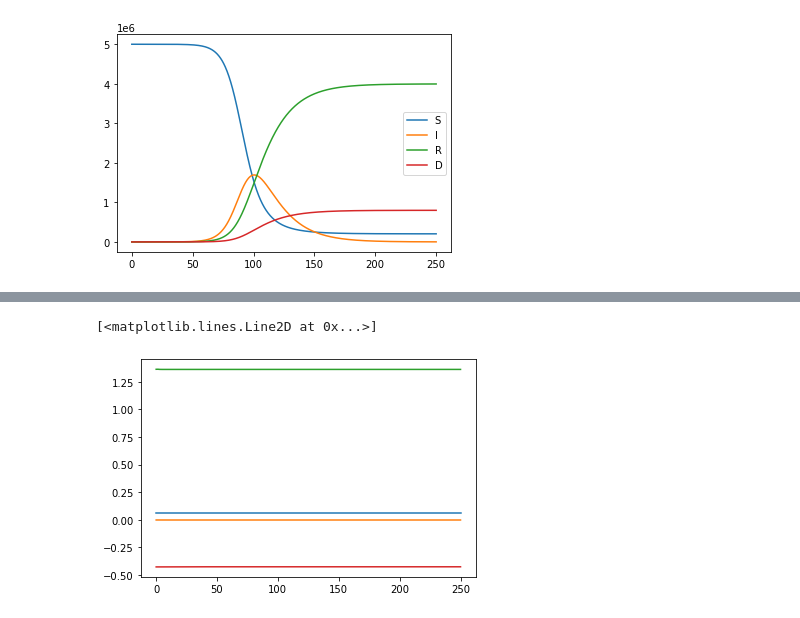
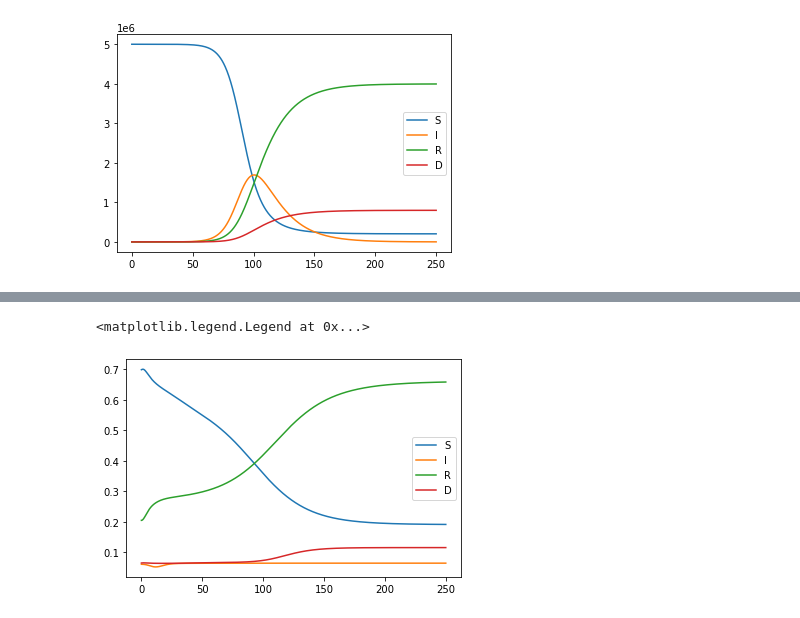
Before and after one commit to Jhammerh92/Deep_Learning_Project_PINN, a Jupyter notebook: DINN_implementation/SIR_pytorch.ipynb, the cells around one changed output, grey strips where cells are left out. Saved outputs shown, nothing was run; the diff lists cells and outputs as text; code cells hidden in the pictures.

```diff
--- a/DINN_implementation/SIR_pytorch.ipynb
+++ b/DINN_implementation/SIR_pytorch.ipynb
@@ -108,10 +94,10 @@ batch_size = 100
 num_batches_train = num_samples_train // batch_size
 # %%
 num_epochs = 100
-S_optimizer = optim.Adam(S_net.parameters(), lr=0.1)
-I_optimizer = optim.Adam(I_net.parameters(), lr=0.1)
-R_optimizer = optim.Adam(R_net.parameters(), lr=0.1)
-D_optimizer = optim.Adam(D_net.parameters(), lr=0.1)
+S_optimizer = optim.Adam(S_net.parameters(), lr=0.01)
+I_optimizer = optim.Adam(I_net.parameters(), lr=0.01)
+R_optimizer = optim.Adam(R_net.parameters(), lr=0.01)
+D_optimizer = optim.Adam(D_net.parameters(), lr=0.01)
 criterion = nn.MSELoss()
 # %%
 train_acc, train_loss = [], []
@@ -164,13 +150,28 @@ for epoch in range(num_epochs):
         num_people = (S + I + R + D).reshape(S.shape)
         target_num_people = torch.ones((S.shape[0],1))# * init_num_people
 
-        output = torch.cat((S_rhs, I_rhs, R_rhs, D_rhs, num_people))
+        S_net_synthetic = S_net(t)
+        I_net_synthetic = I_net(t)
+        R_net_synthetic = R_net(t)
+        D_net_synthetic = D_net(t)
 
-        target_batch = torch.cat((St, It, Rt, Dt, target_num_people))
+        S_loss = criterion(S_rhs.flatten(), St.flatten())
+        I_loss = criterion(I_rhs.flatten(), It.flatten())
+        R_loss = criterion(R_rhs.flatten(), Rt.flatten())
+        D_loss = criterion(D_rhs.flatten(), Dt.flatten())
+        num_people_loss = criterion(num_people.flatten(),
+                                   target_num_people.flatten())
+        S_synth_loss = criterion(S_net_synthetic.flatten(), S_sol.flatten())
+        I_synth_loss = criterion(I_net_synthetic.flatten(), I_sol.flatten())
+        R_synth_loss = criterion(R_net_synthetic.flatten(), R_sol.flatten())
+        D_synth_loss = criterion(D_net_synthetic.flatten(), D_sol.flatten())
 
-        batch_loss = criterion(output.flatten(),
-                               target_batch.flatten(),
-                               )
+
+        batch_loss = (#S_loss + I_loss + R_loss + D_loss
+                      + 10*num_people_loss
+                      + S_synth_loss + I_synth_loss*10
+                      + R_synth_loss + D_synth_loss
+                     )
         batch_loss.backward()#retain_graph=True)
 
         S_optimizer.step()
@@ -198,11 +199,12 @@ Epoch 91 : Train Loss 0.011131
 # %%
-plt.plot(t.flatten().detach(), S_net(t).flatten().detach())
-plt.plot(t.flatten().detach(), I_net(t).flatten().detach())
-plt.plot(t.flatten().detach(), R_net(t).flatten().detach())
-plt.plot(t.flatten().detach(), D_net(t).flatten().detach())
+plt.plot(t.flatten().detach(), S_net(t).flatten().detach(),label='S')
+plt.plot(t.flatten().detach(), I_net(t).flatten().detach(),label='I')
+plt.plot(t.flatten().detach(), R_net(t).flatten().detach(),label='R')
+plt.plot(t.flatten().detach(), D_net(t).flatten().detach(),label='D')
+plt.legend()
 # %% [output]
-[<matplotlib.lines.Line2D at 0x...>]
+<matplotlib.legend.Legend at 0x...>
-[figure, old version]
+[figure, new version]
 # %%
 output
 #target_batch
```
Also changed, not shown: parts of 5 cells of this notebook.
